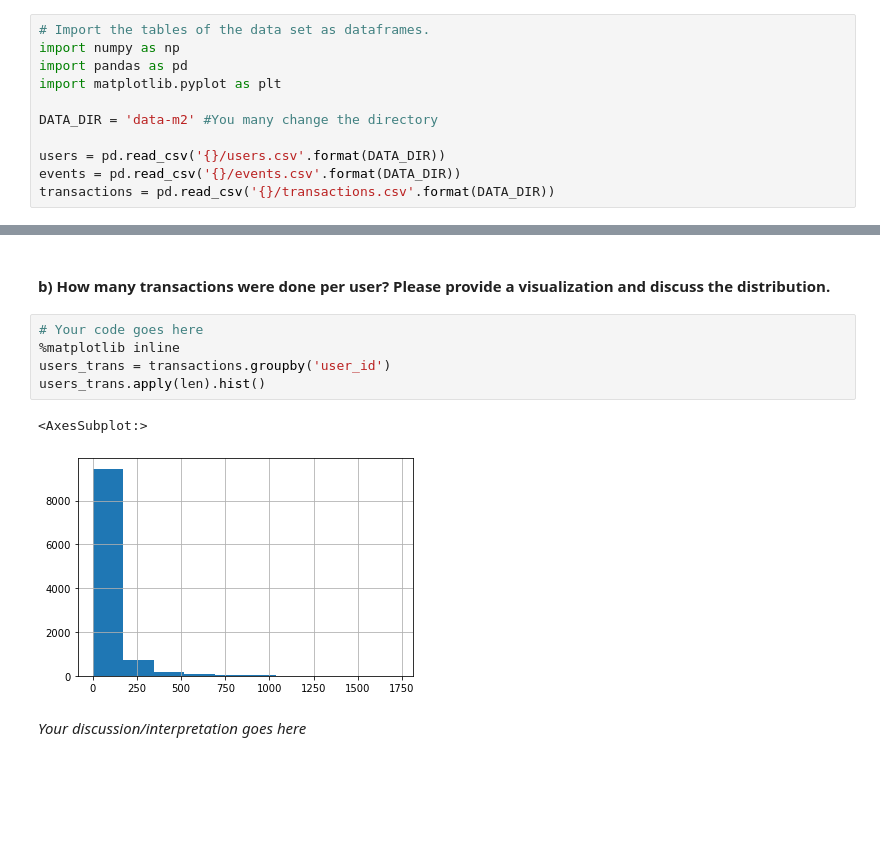
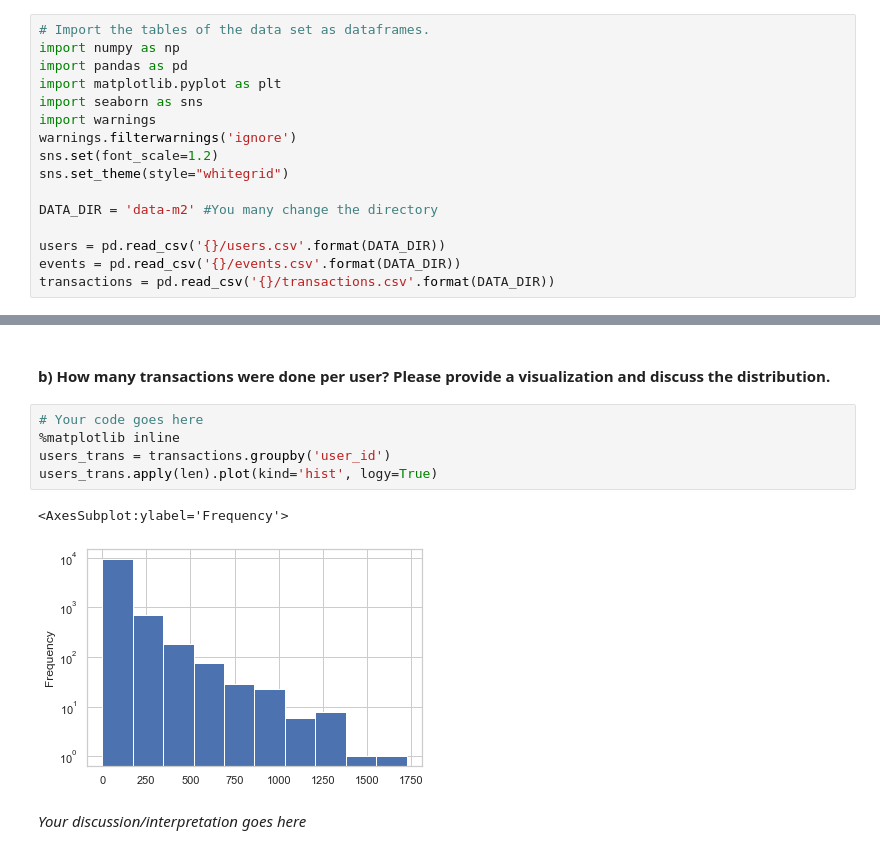
Before and after one commit to ssui-liu/mlbd-2022, a Jupyter notebook: project/m2_lernnavi_sciper.ipynb, the cells around one changed output, grey strips where cells are left out. Drawn from its saved outputs; the diff is of its cells as text; blank space fills up the shorter version.

```diff
--- a/project/m2_lernnavi_sciper.ipynb
+++ b/project/m2_lernnavi_sciper.ipynb
@@ -53,6 +53,11 @@ For the guided part of the exploration we will focus on the three main tables:
 import numpy as np
 import pandas as pd
 import matplotlib.pyplot as plt
+import seaborn as sns
+import warnings
+warnings.filterwarnings('ignore')
+sns.set(font_scale=1.2)
+sns.set_theme(style="whitegrid")
 
 DATA_DIR = 'data-m2' #You many change the directory
 
@@ -75,11 +80,11 @@ users['user_id'].nunique()
 # %%
 # Your code goes here
 %matplotlib inline
 users_trans = transactions.groupby('user_id')
-users_trans.apply(len).hist()
+users_trans.apply(len).plot(kind='hist', logy=True)
 # %% [output]
-<AxesSubplot:>
+<AxesSubplot:ylabel='Frequency'>
-[figure, old version]
+[figure, new version]
 # %% [markdown]
 *Your discussion/interpretation goes here*
 # %% [markdown]
```
Also changed, not shown: parts of 9 cells of this notebook.
